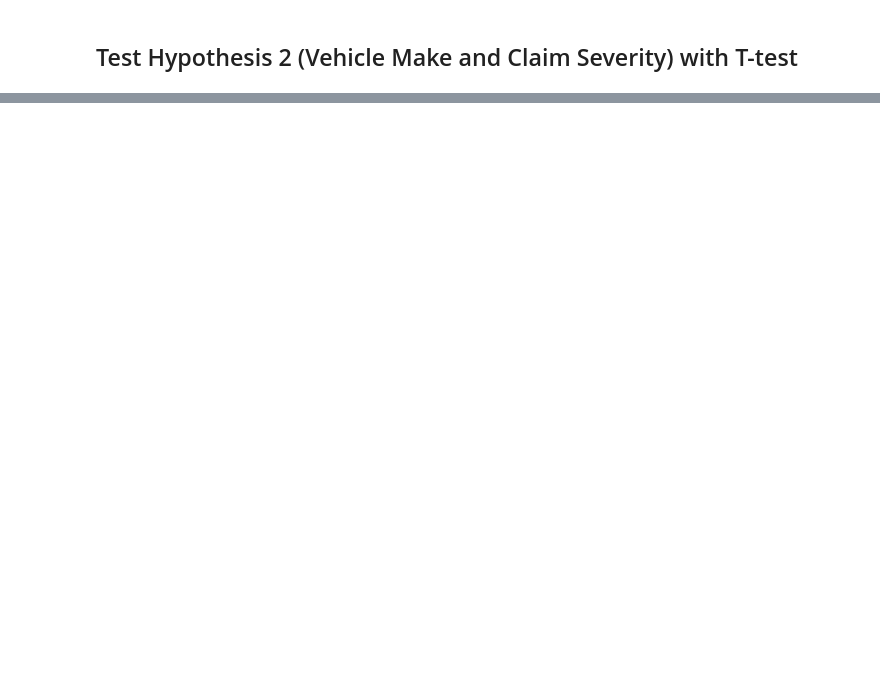
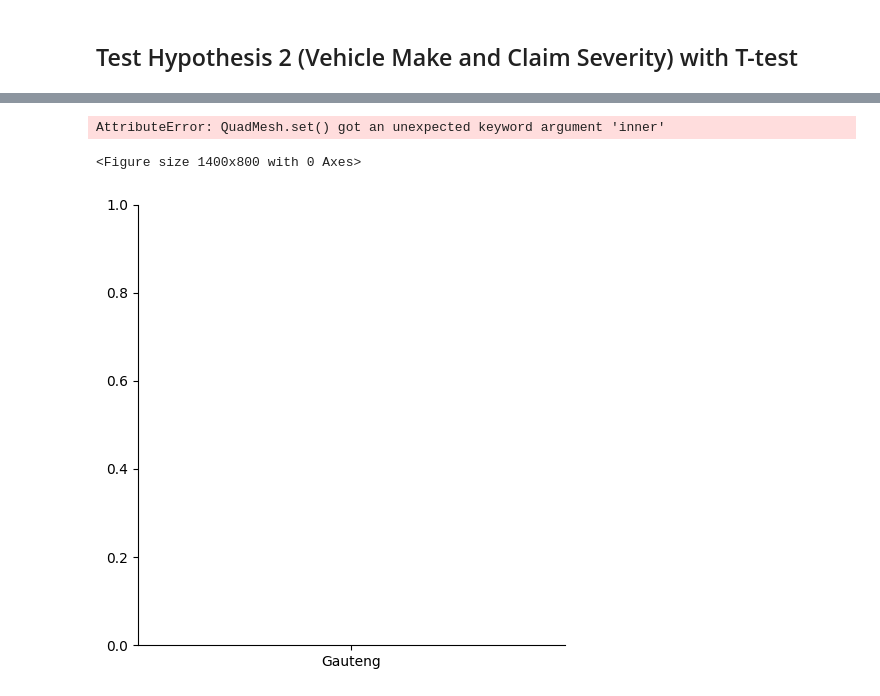
Before and after one commit to Abel5173/ACIS-Insurance-Analytics, a Jupyter notebook: notebooks/task-3-hypothesis.ipynb, the cells around one changed output, grey strips where cells are left out. Saved outputs shown, nothing was run; the diff lists cells and outputs as text; code cells hidden in the pictures; blank space fills up the shorter version.

```diff
--- a/notebooks/task-3-hypothesis.ipynb
+++ b/notebooks/task-3-hypothesis.ipynb
@@ -105,3 +106,21 @@ The `scale` parameter has been renamed and will be removed in v0.15.0. Pass `den
 | 2 | Passenger Vehicle | Light Commercial | 6.173487 | 7.524289e-10 | 7.524289e-09 | True |
 | 3 | Passenger Vehicle | Bus | 26.327896 | 1.134442e-152 | 1.134442e-151 | True |
 | 4 | Medium Commercial | Heavy Commercial | -0.478896 | 6.320351e-01 | 6.320351e+00 | False |
+# %%
+from scripts.regional_risk_anova import analyze_regional_risk_profile
+
+anova_results = analyze_regional_risk_profile(
+    df,
+    group_var='Province',
+    value_var='LossRatio',
+    min_group_size=30,
+    perform_tukey=True,
+    plot_type='violin',
+    output_dir='docs'
+)
+
+print(anova_results['test'], "p-value:", anova_results['p_value'])
+# %% [output]
+AttributeError: QuadMesh.set() got an unexpected keyword argument 'inner'
+<Figure size 1400x800 with 0 Axes>
+[figure, added]
```
Also changed, not shown: parts of 3 cells of this notebook, 13 other files.
